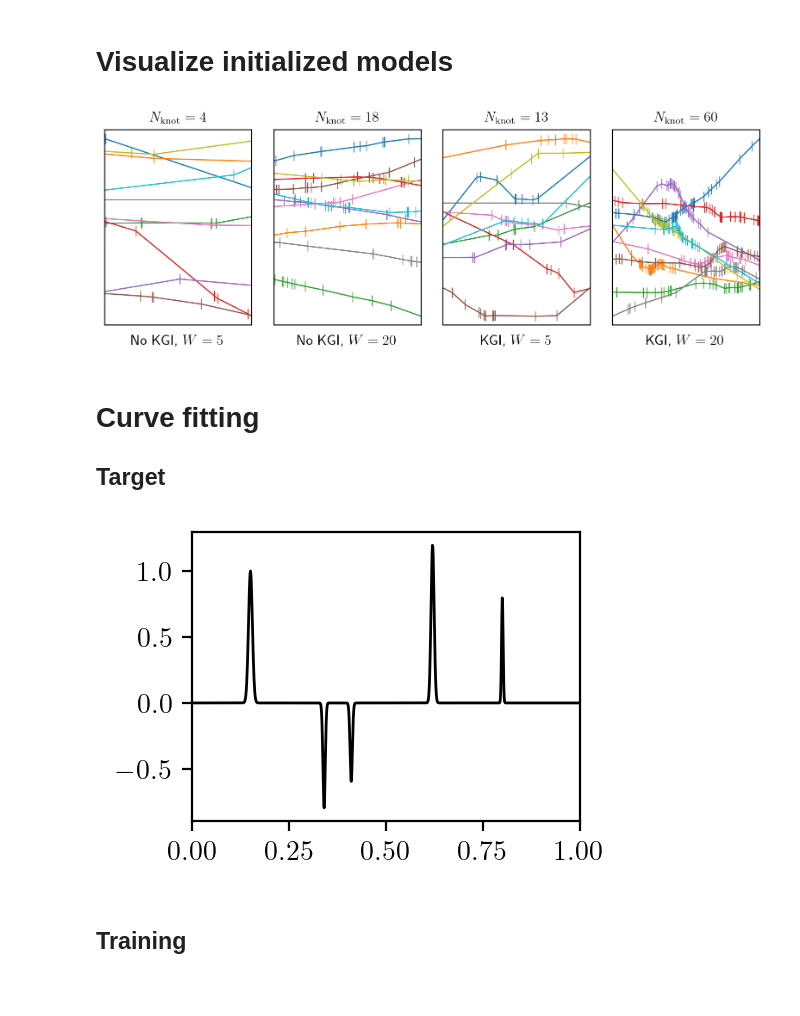
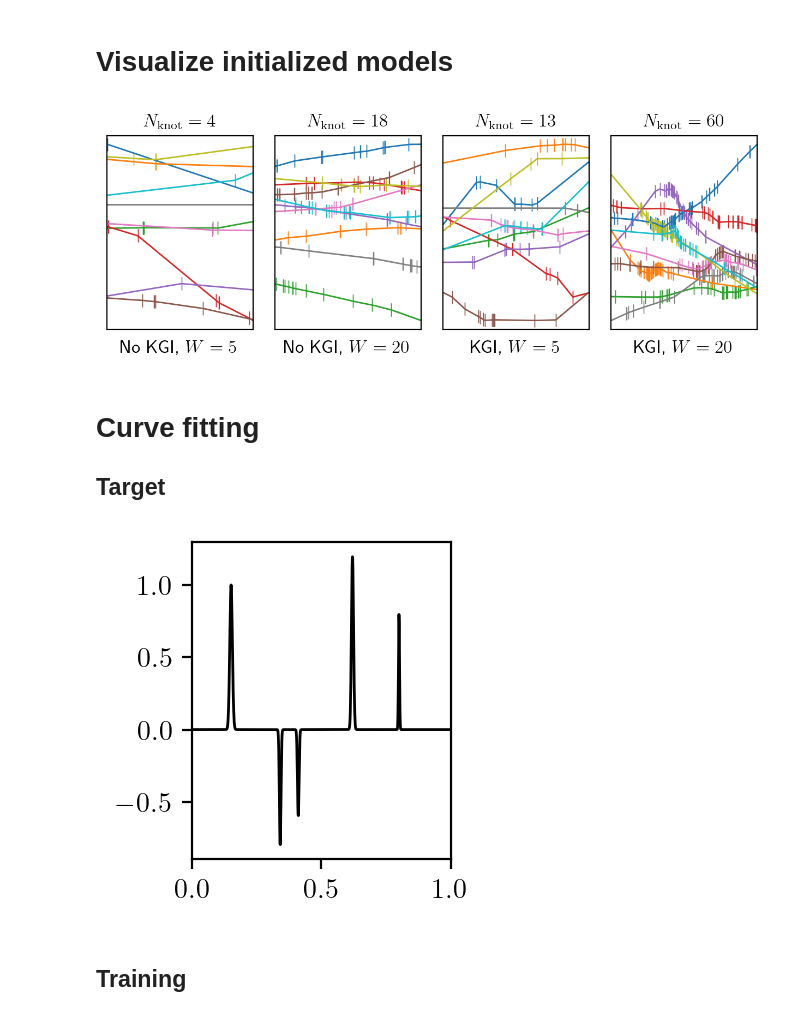
Before and after one commit to kuangdai/mlp_kgi, a Jupyter notebook: 01_curve.ipynb, the cells around one changed output. Saved outputs shown, nothing was run; the diff lists cells and outputs as text; code cells hidden in the pictures; blank space fills up the shorter version.

```diff
--- a/01_curve.ipynb
+++ b/01_curve.ipynb
@@ -74,7 +74,7 @@ n_hidden = [5, 20]
 # input
 x_in = torch.linspace(0, 1, 1000).unsqueeze(1)
 
-fig, axes = plt.subplots(1, 2 * len(n_hidden), figsize=(10 / 1.02, 3 / 1.02), dpi=200)
+fig, axes = plt.subplots(1, 2 * len(n_hidden), figsize=(10 / 1.3, 3 / 1.3), dpi=200)
 plt.subplots_adjust(wspace=.15)
 for i_n, n in enumerate(n_hidden):
     n_knots_def = 0
@@ -103,36 +103,36 @@ for i_n, n in enumerate(n_hidden):
         # plot
         axes[i_n + 0].plot(x_in, y_def, lw=1)
         axes[i_n + 0].scatter(x_in[knots_def], y_def[knots_def], marker="|", s=80, lw=.5)
         axes[i_n + 2].plot(x_in, y_kgi, lw=1)
         axes[i_n + 2].scatter(x_in[knots_kgi], y_kgi[knots_kgi], marker="|", s=80, lw=.5)
 
     # title
-    axes[i_n + 0].text(x=0.5, y=-0.1,
+    axes[i_n + 0].text(x=0.5, y=-0.12,
                        s="No KGI, $W=%d$" % (n,),
                        fontsize=12, ha='center',
                        transform=axes[i_n + 0].transAxes)
     axes[i_n + 0].text(x=0.5, y=1.03,
                        s="$N_\\mathrm{knot}=%d$" % (round(n_knots_def / n_curve),),
                        fontsize=12, ha='center', va='bottom',
                        transform=axes[i_n + 0].transAxes)
-    axes[i_n + 2].text(x=0.5, y=-0.1,
+    axes[i_n + 2].text(x=0.5, y=-0.12,
                        s="KGI, $W=%d$" % (n,),
                        fontsize=12, ha='center',
                        transform=axes[i_n + 2].transAxes)
     axes[i_n + 2].text(x=0.5, y=1.03,
                        s="$N_\\mathrm{knot}=%d$" % (round(n_knots_kgi / n_curve),),
                        fontsize=12, ha='center', va='bottom',
                        transform=axes[i_n + 2].transAxes)
 
 # setup
 for ax in axes:
     ax.set_xticks([])
     ax.set_yticks([])
     ax.set_xlim(0, 1)
 plt.savefig("figs/curve_knots.pdf", bbox_inches='tight', pad_inches=0.01)
 plt.show()
 # %% [output]
-[figure, old version]
+[figure, new version]
 # %% [markdown]
 # Curve fitting
 
@@ -155,13 +155,13 @@ y_true -= gaussian(x_in, 0.34, 0.003, .8)
 y_true -= gaussian(x_in, 0.41, 0.003, .6)
 y_true += gaussian(x_in, 0.62, 0.004, 1.2)
 y_true += gaussian(x_in, 0.8, 0.002, 0.8)
-plt.figure(figsize=(10 / 1.6 * 0.4, 3 / 1.6), dpi=200)
+plt.figure(figsize=(3 / 1.8, 3.7 / 1.8), dpi=200)
 plt.plot(x_in, y_true, lw=1, c="k")
 plt.xlim(0, 1)
 plt.savefig("figs/curve_target.pdf", bbox_inches='tight', pad_inches=0.01)
 plt.show()
 # %% [output]
-[figure, old version]
+[figure, new version]
 # %% [markdown]
 ## Training
 # %%
```
Also changed, not shown: parts of 1 cell of this notebook, 9 other files.
